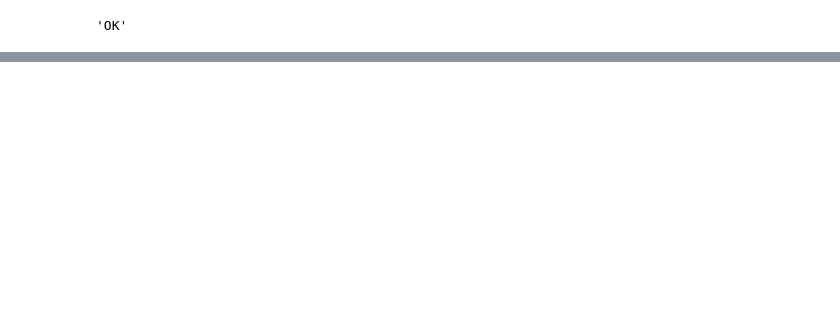
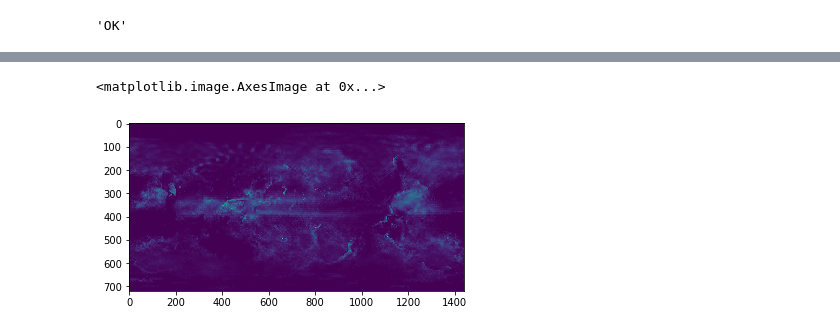
Before and after one commit to EnriqueCornejo/dockerized-dask, a Jupyter notebook: work/dask.ipynb, the cells around one changed output, grey strips where cells are left out. Drawn from its saved outputs; the diff is of its cells as text; code cells hidden in the pictures; blank space fills up the shorter version.

```diff
--- a/work/dask.ipynb
+++ b/work/dask.ipynb
@@ -205,6 +132,6 @@ result
 # %%
-def get_stacks(a, chunksize):
-    time, lat, lon = a.shape
+def get_stacks_mod_avg(a, chunksize):
+    nmodels, time, lat, lon = a.shape
     nstacks_lat = int(np.ceil(lat / chunksize))
     nstacks_lon = int(np.ceil(lon / chunksize))
 
@@ -215,10 +142,10 @@ def get_stacks(a, chunksize):
             latmin, latmax = i * chunksize, (i+1) * chunksize
             lonmin, lonmax = j * chunksize, (j+1) * chunksize
             print(i, j, '~>', latmin, latmax, lonmin, lonmax)
-            stacked = a[:, latmin:latmax, lonmin:lonmax]
+            stacked = a[:, :, latmin:latmax, lonmin:lonmax]
             print(stacked)
             stacks.append(stacked)
     return stacks
-stacks = get_stacks(stack, 144)
-res = list(map(lambda x: np.percentile(x, 99, axis=0), stacks))
-res
+
+chunked_stacks = get_stacks_mod_avg(stack_1971, 360)
+chunked_stacks
@@ -234,0 +177,4 @@ np.amax(stacked_lats)
+# %%
+chunked_stacks = get_stacks_mod_avg(stack_1971, 360)
+pr_mean_1971 = list(map(lambda x: delayed(np.mean)(x, axis=0).compute(), chunked_stacks))
+pr_mean_1971
@@ -234,0 +215,24 @@ np.amax(stacked_lats)
+# %%
+def restack(chunk_list, chunksize):
+    shapes = list(map(np.shape, chunk_list))
+    ndays = shapes[0][0]
+    nlons = int(1440 / chunksize)
+    nlats = int(720 / chunksize)
+
+    out_array = np.empty((ndays, 720, 1440))
+
+    combs = list(itertools.product(
+        list(range(nlats)),
+        list(range(nlons))
+    ))
+
+    res_list = zip(combs, chunk_list)
+
+    for position, arr in res_list:
+        minlon, maxlon = position[0] * chunksize, position[0] * chunksize + chunksize
+        minlat, maxlat = position[1] * chunksize, position[1] * chunksize + chunksize
+        out_array[:, minlon:maxlon, minlat:maxlat] = arr
+    return out_array
+
+pr_arr1971 = restack(pr_mean_1971, 360)
+pr_arr1971.shape
@@ -234,0 +291,7 @@ np.amax(stacked_lats)
+# %%
+pr_arr1971[pr_arr1971 > 1] = 0
+# %%
+plt.imshow(pr_arr1971[0,:,:])
+# %% [output]
+<matplotlib.image.AxesImage at 0x...>
+[figure, added]
```
Also changed, not shown: parts of 28 cells of this notebook, 4 other files.
